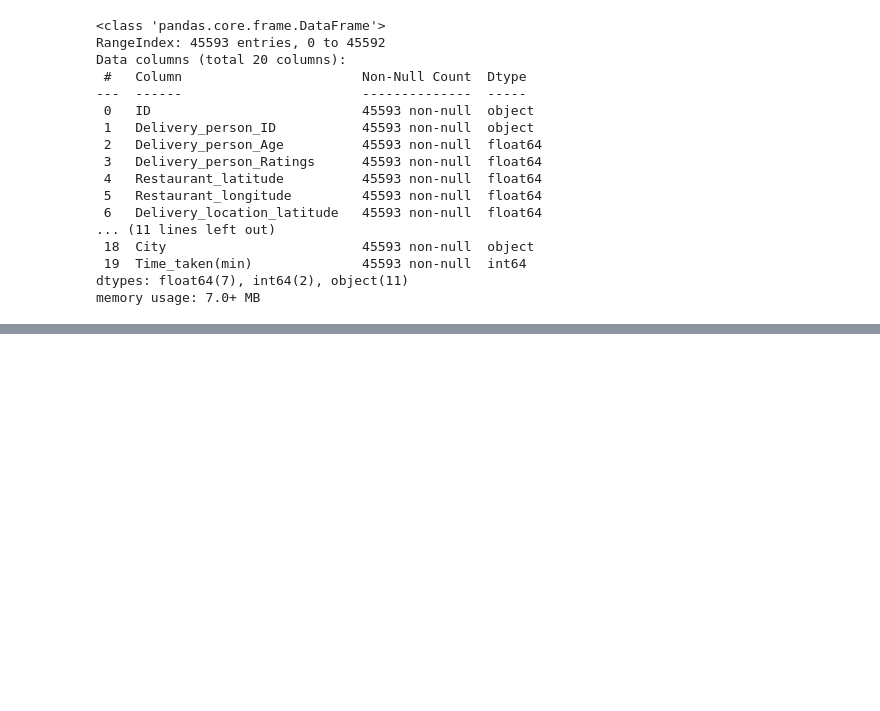
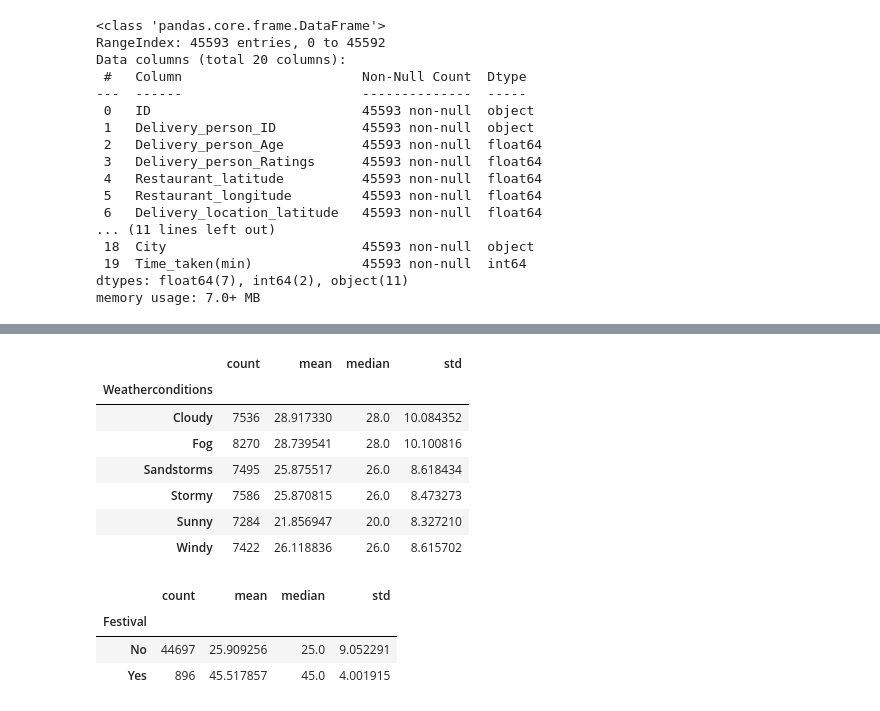
Before and after one commit to soumensen411/Food-Delivery-Time-Prediction-With-Machine-Learning, a Jupyter notebook: Food_delivery_time_prediction.ipynb, the cells around one changed output, grey strips where cells are left out. Saved outputs shown, nothing was run; the diff lists cells and outputs as text; code cells hidden in the pictures; blank space fills up the shorter version.

```diff
--- a/Food_delivery_time_prediction.ipynb
+++ b/Food_delivery_time_prediction.ipynb
@@ -238,0 +269,18 @@ memory usage: 7.0+ MB
+# %%
+df.groupby('Weatherconditions')['Time_taken(min)'].agg(['count','mean','median','std'])
+# %% [output]
+|  | count | mean | median | std |
+| Weatherconditions |  |  |  |  |
+| Cloudy | 7536 | 28.917330 | 28.0 | 10.084352 |
+| Fog | 8270 | 28.739541 | 28.0 | 10.100816 |
+| Sandstorms | 7495 | 25.875517 | 26.0 | 8.618434 |
+| Stormy | 7586 | 25.870815 | 26.0 | 8.473273 |
+| Sunny | 7284 | 21.856947 | 20.0 | 8.327210 |
+| Windy | 7422 | 26.118836 | 26.0 | 8.615702 |
+# %%
+df.groupby('Festival')['Time_taken(min)'].agg(['count','mean','median','std'])
+# %% [output]
+|  | count | mean | median | std |
+| Festival |  |  |  |  |
+| No | 44697 | 25.909256 | 25.0 | 9.052291 |
+| Yes | 896 | 45.517857 | 45.0 | 4.001915 |
```
Also changed, not shown: parts of 5 cells of this notebook.
